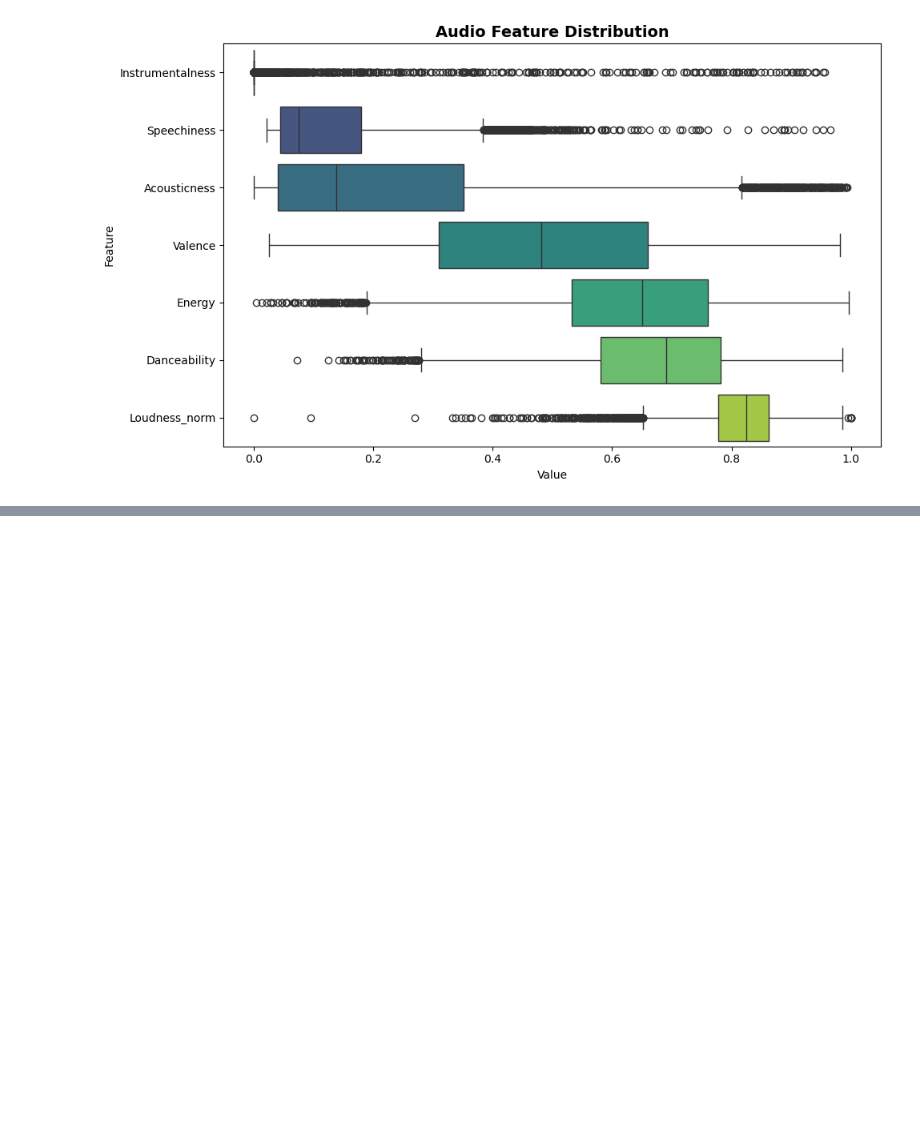
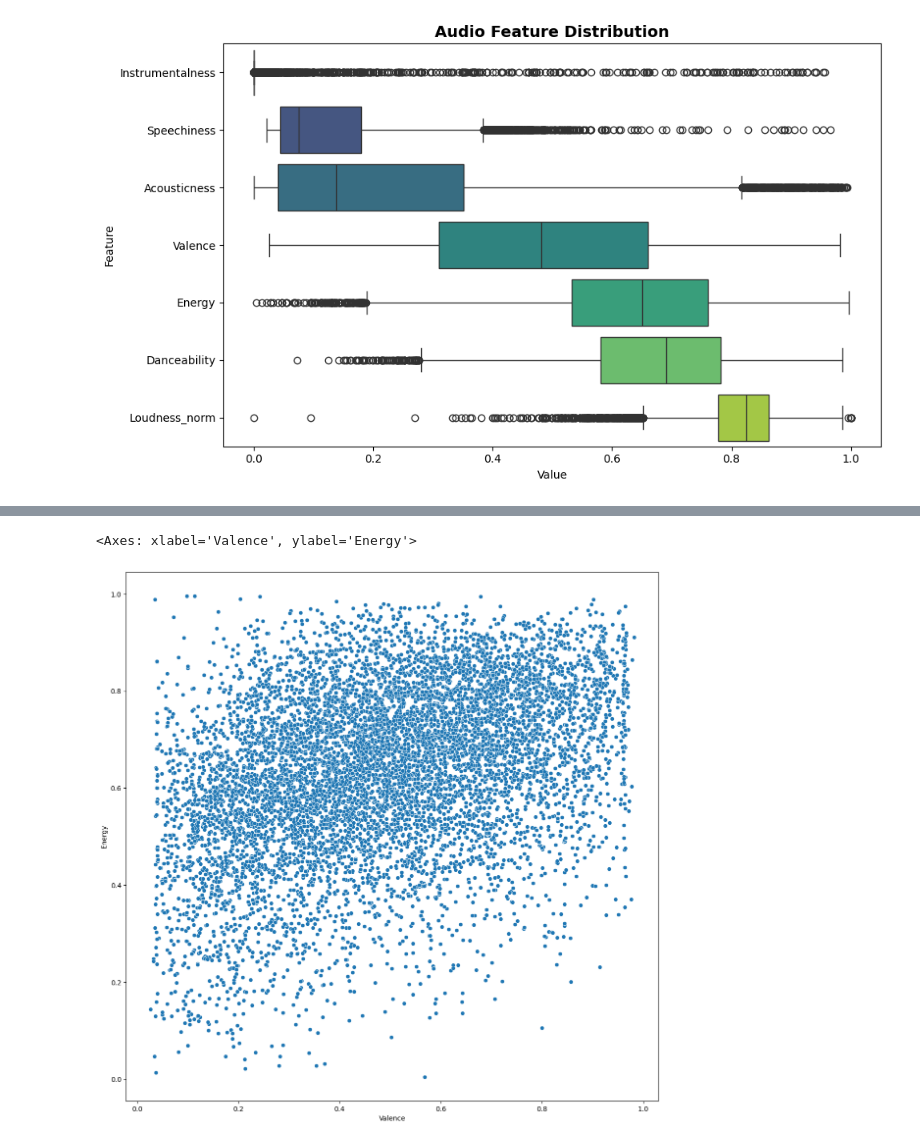
Before and after one commit to patrawi/spotify, a Jupyter notebook: 6_EDA.ipynb, the cells around one changed output, grey strips where cells are left out. Drawn from its saved outputs; the diff is of its cells as text; code cells hidden in the pictures; blank space fills up the shorter version.

```diff
--- a/6_EDA.ipynb
+++ b/6_EDA.ipynb
@@ -489,0 +514,6 @@ plt.show()
+# %%
+plt.figure(figsize=(14, 14))
+sns.scatterplot(data=audio_features, x = 'Valence', y = 'Energy')
+# %% [output]
+<Axes: xlabel='Valence', ylabel='Energy'>
+[figure, added]
```
Also changed, not shown: parts of 9 cells of this notebook, 9 other files.
